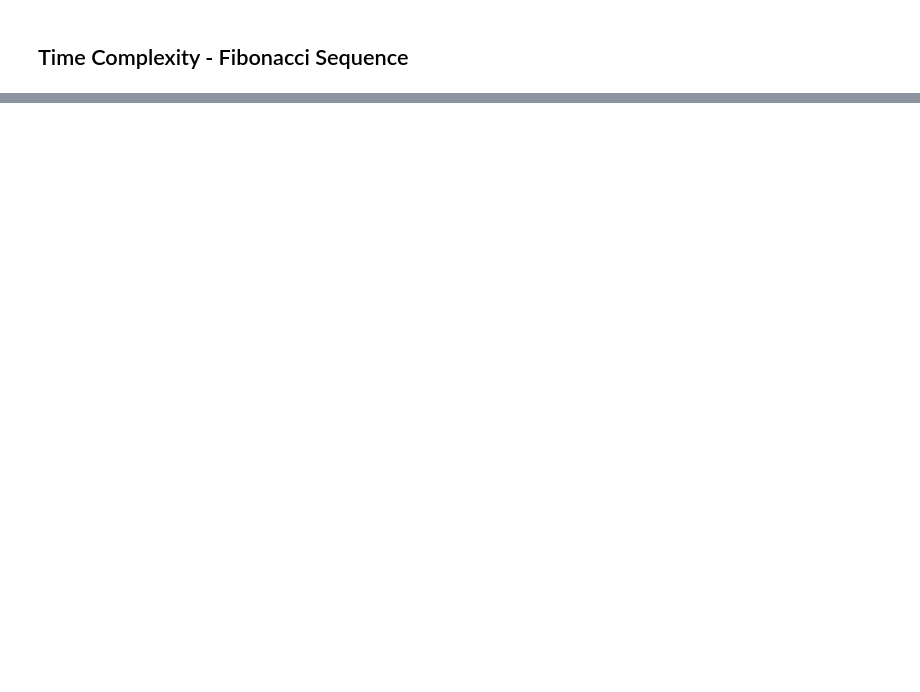
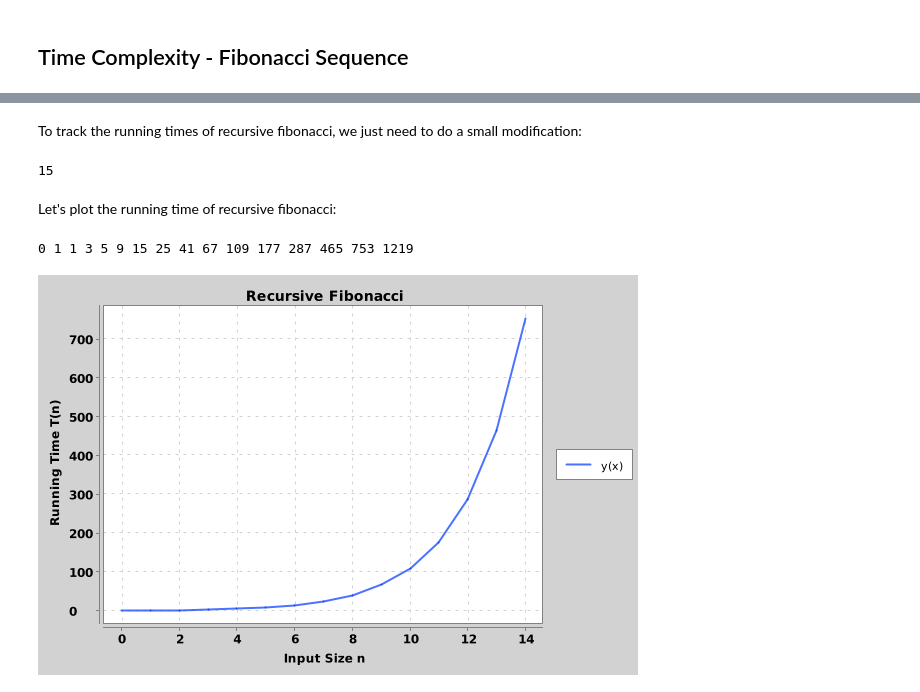
Before and after one commit to Neo-Hao/data-structures, a Jupyter notebook: chapter1.ipynb, the cells around one changed output, grey strips where cells are left out. Saved outputs shown, nothing was run; the diff lists cells and outputs as text; code cells hidden in the pictures; blank space fills up the shorter version.

```diff
--- a/chapter1.ipynb
+++ b/chapter1.ipynb
@@ -276,0 +310,47 @@ Worst: 0 3 5 7 9 11 13 15 17 19 21 23 25 27 29 31 33 35 37 39 41 43 45 47 48 51
+# %% [markdown]
+To track the running times of recursive fibonacci, we just need to do a small modification:
+# %%
+// recursive definition: return the steps it takes to calculate fibonacci(n)
+public int fibonacciRecursiveTrack(int n){
+    int track = 0;
+    if (n == 1 || n == 2) {
+        track++;
+    } else {
+        track += 1 + fibonacciRecursiveTrack(n-1) + fibonacciRecursiveTrack(n-2);
+    }
+    return track;
+}
+
+// sanity check
+fibonacciRecursiveTrack(6);
+# %% [output]
+15
+# %% [markdown]
+Let's plot the running time of recursive fibonacci:
+# %%
+// proof that maxFindTrack works
+size = 15;
+int[] steps = new int[size+1];
+for (int i = 1; i < steps.length; i++) {
+    steps[i] = fibonacciRecursiveTrack(i);
+}
+printArr(steps);
+
+// size of input - convert int to double for plotting
+double[] xData = new double[size];
+for (int i = 1; i < xData.length; i++) {
+    xData[i] = i;
+}
+
+// steps - convert int to double for plotting
+double[] yData = new double[size];
+for (int i = 0; i < yData.length; i++) {
+    yData[i] = steps[i];
+}
+
+// plot it
+XYChart chart = QuickChart.getChart("Recursive Fibonacci", "Input Size n", "Running Time T(n)", "y(x)", xData, yData);
+BitmapEncoder.getBufferedImage(chart);
+# %% [output]
+0 1 1 3 5 9 15 25 41 67 109 177 287 465 753 1219
+[figure, added]
```
Also changed, not shown: parts of 8 cells of this notebook, 1 other file.
